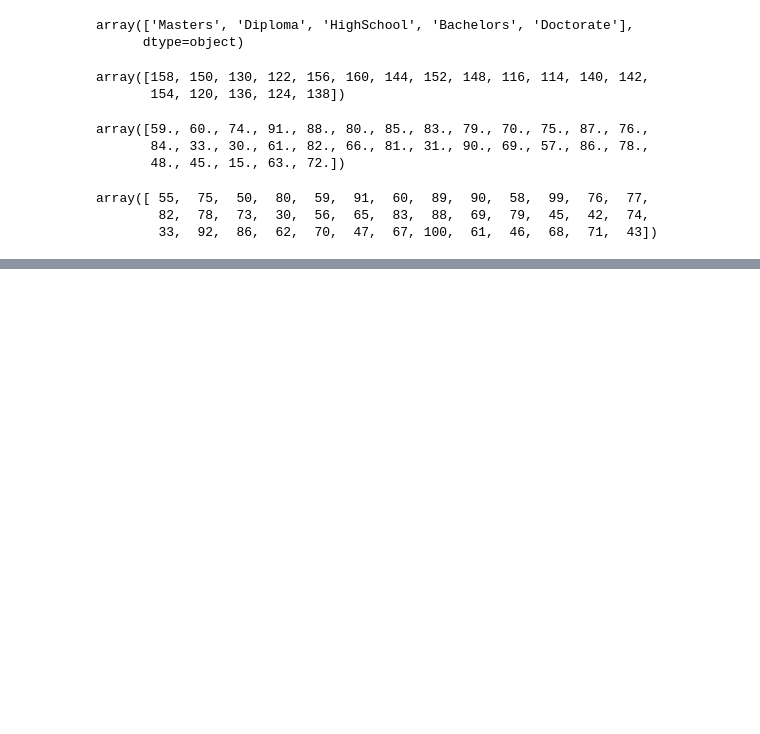
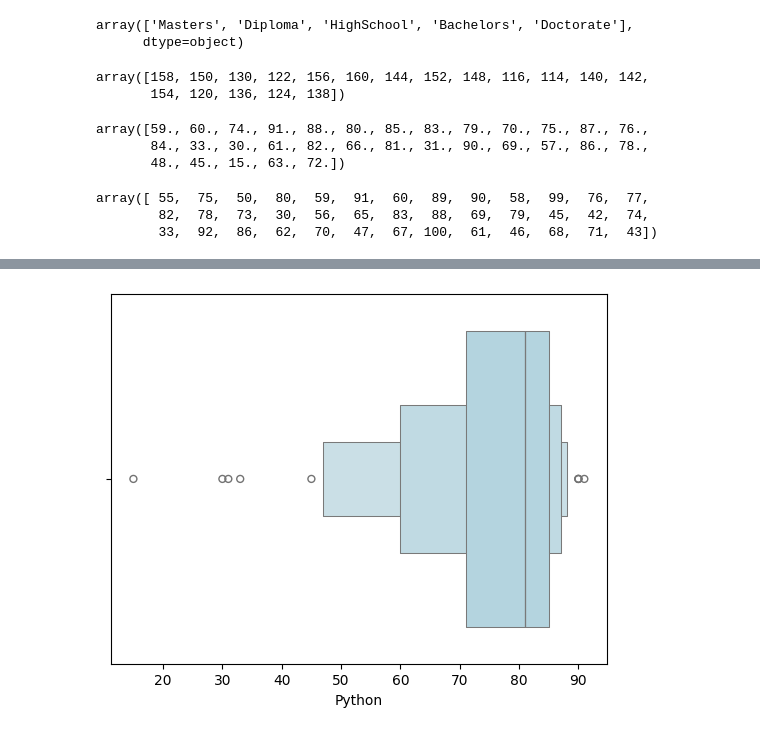
Before and after one commit to melyazedy22/AMIT-Workshops, a Jupyter notebook: Data_Preprocessing.ipynb, the cells around one changed output, grey strips where cells are left out. Drawn from its saved outputs; the diff is of its cells as text; code cells hidden in the pictures; blank space fills up the shorter version.

```diff
--- a/Data_Preprocessing.ipynb
+++ b/Data_Preprocessing.ipynb
@@ -266,0 +359,3 @@ array([ 55,  75,  50,  80,  59,  91,  60,  89,  90,  58,  99,  76,  77,
+# %%
+#: Remove rows where scores are outside a reasonable range
+df = df[(df['studyHOURS'] >= 122) & (df['studyHOURS'] <= 160)]
@@ -266,0 +409,5 @@ array([ 55,  75,  50,  80,  59,  91,  60,  89,  90,  58,  99,  76,  77,
+# %%
+sns.boxenplot(x=df['Python'], color='lightblue')
+plt.show()
+# %% [output]
+[figure, added]
```
Also changed, not shown: parts of 27 cells of this notebook.
